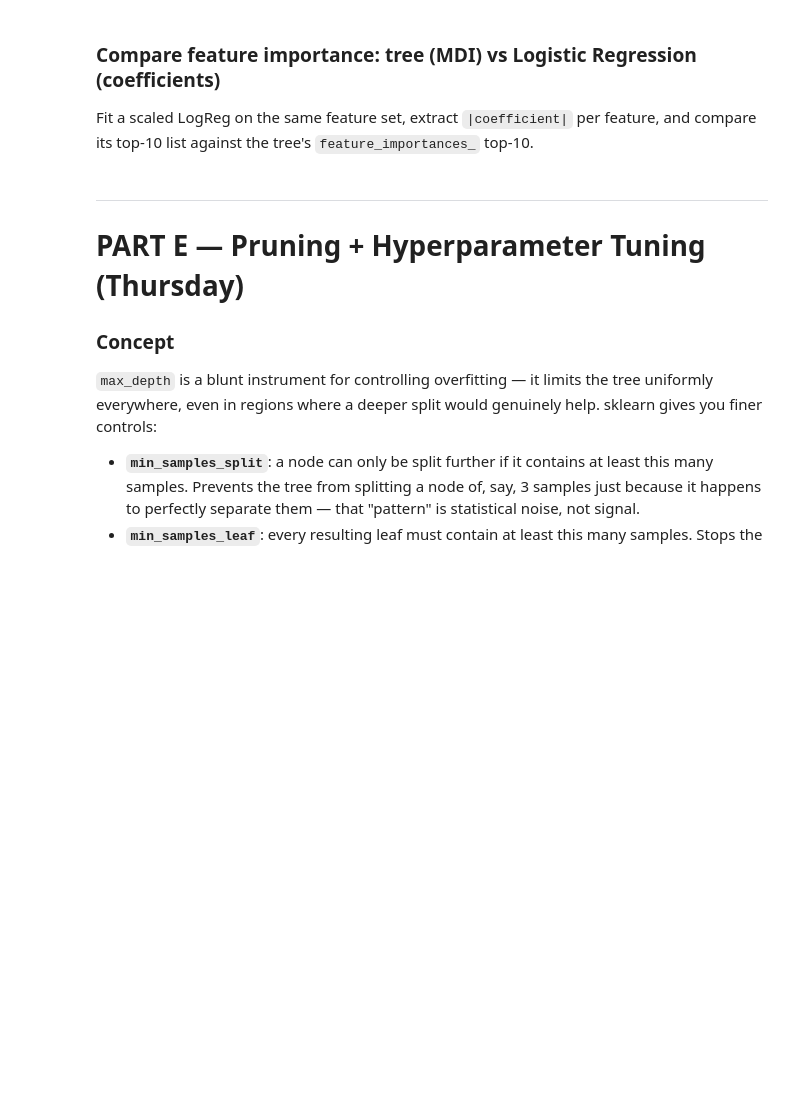
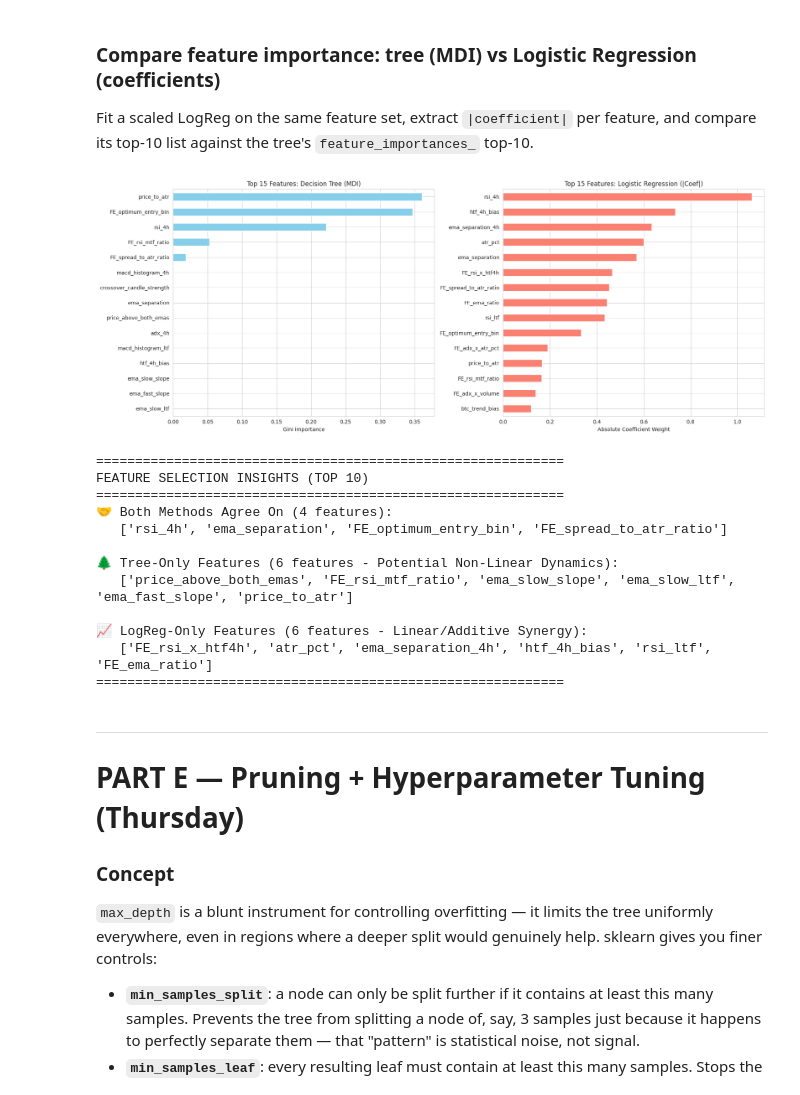
Before and after one commit to Jeshurun-B/EMA-optimizer-pipeline-v2, a Jupyter notebook: coolab_notebooks/week4_decision_trees_original.ipynb, the cells around one changed output. Cells and saved outputs as stored; diff of their text form; code cells hidden in the pictures; blank space fills up the shorter version.

```diff
--- a/coolab_notebooks/week4_decision_trees_original.ipynb
+++ b/coolab_notebooks/week4_decision_trees_original.ipynb
@@ -937,26 +1029,90 @@ feat_viz = [f for f in FEATURES_COMBINED if f in df_long.columns]
 
 Fit a scaled LogReg on the same feature set, extract `|coefficient|` per feature, and compare its top-10 list against the tree's `feature_importances_` top-10.
 # %%
+import numpy as np
+import pandas as pd
+import matplotlib.pyplot as plt
+from sklearn.preprocessing import StandardScaler
+from sklearn.linear_model import LogisticRegression
+
 # ============================================================
 # TODO: Feature importance comparison
 # ============================================================
-# TODO: imp_tree = pd.Series(dt_viz.feature_importances_, index=feat_viz).sort_values(ascending=False)
 
-# TODO: fit a scaled LogReg on the same feat_viz / class_target_1 data:
-#   sc_lr = StandardScaler()
-#   df_lr = df_long[feat_viz + ['class_target_1']].replace([np.inf,-np.inf], np.nan).dropna()
-#   Xlr, ylr = sc_lr.fit_transform(df_lr[feat_viz].values), df_lr['class_target_1'].values
-#   lr_v = LogisticRegression(C=1.0, class_weight='balanced', max_iter=1000, solver='lbfgs', random_state=42)
-#   lr_v.fit(Xlr, ylr)
-#   imp_lr = pd.Series(np.abs(lr_v.coef_[0]), index=feat_viz).sort_values(ascending=False)
+# 1. Extract Tree MDI Importance Series from your already fitted dt_viz
+imp_tree = pd.Series(dt_viz.feature_importances_, index=feat_viz).sort_values(ascending=False)
+
+# 2. Fit a scaled LogReg on the same feat_viz / class_target_1 data
+sc_lr = StandardScaler()
+df_lr = df_long[feat_viz + ['class_target_1']].replace([np.inf, -np.inf], np.nan).dropna()
+
+Xlr = sc_lr.fit_transform(df_lr[feat_viz].to_numpy())
+ylr = df_lr['class_target_1'].to_numpy()
+
+lr_v = LogisticRegression(C=1.0, class_weight='balanced', max_iter=1000, solver='lbfgs', random_state=42)
+lr_v.fit(Xlr, ylr)
+
+# Take absolute values of coefficients to measure raw magnitude of importance
+imp_lr = pd.Series(np.abs(lr_v.coef_[0]), index=feat_viz).sort_values(ascending=False)
+
+# 3. Plot top-15 of each side-by-side as horizontal bar charts
+fig, (ax1, ax2) = plt.subplots(1, 2, figsize=(18, 7))
+
+# Left Subplot: Decision Tree MDI
+imp_tree.head(15).sort_values(ascending=True).plot(kind='barh', color='skyblue', ax=ax1)
+ax1.set_title('Top 15 Features: Decision Tree (MDI)')
+ax1.set_xlabel('Gini Importance')
+
+# Right Subplot: Logistic Regression Absolute Coefficients
+imp_lr.head(15).sort_values(ascending=True).plot(kind='barh', color='salmon', ax=ax2)
+ax2.set_title('Top 15 Features: Logistic Regression (|Coef|)')
+ax2.set_xlabel('Absolute Coefficient Weight')
+
+plt.tight_layout()
+plt.show()
+
+# 4. Compute and print set intersections for Top-10
+tree_top_10 = set(imp_tree.head(10).index)
+lr_top_10 = set(imp_lr.head(10).index)
+
+agree = tree_top_10 & lr_top_10
+tree_only = tree_top_10 - lr_top_10
+lr_only = lr_top_10 - tree_top_10
+
+print("=" * 60)
+print("FEATURE SELECTION INSIGHTS (TOP 10)")
+print("=" * 60)
+print(f"🤝 Both Methods Agree On ({len(agree)} features):")
+print(f"   {list(agree) if agree else 'None'}\n")
+
+print(f"🌲 Tree-Only Features ({len(tree_only)} features - Potential Non-Linear Dynamics):")
+print(f"   {list(tree_only) if tree_only else 'None'}\n")
+
+print(f"📈 LogReg-Only Features ({len(lr_only)} features - Linear/Additive Synergy):")
+print(f"   {list(lr_only) if lr_only else 'None'}")
+print("=" * 60)
 
 # TODO: plot top-15 of each side by side as horizontal bar charts (two subplots)
 
 # TODO: compute set intersections:
 #   agree = set(imp_tree.head(10).index) & set(imp_lr.head(10).index)
 #   tree_only = set(imp_tree.head(10).index) - set(imp_lr.head(10).index)
 #   print which features both methods agree on, and which are tree-only
 #   (tree-only features suggest a non-linear relationship LogReg couldn't see)
+# %% [output]
+[figure, added]
+============================================================
+FEATURE SELECTION INSIGHTS (TOP 10)
+============================================================
+🤝 Both Methods Agree On (4 features):
+   ['rsi_4h', 'ema_separation', 'FE_optimum_entry_bin', 'FE_spread_to_atr_ratio']
+
+🌲 Tree-Only Features (6 features - Potential Non-Linear Dynamics):
+   ['price_above_both_emas', 'FE_rsi_mtf_ratio', 'ema_slow_slope', 'ema_slow_ltf', 'ema_fast_slope', 'price_to_atr']
+
+📈 LogReg-Only Features (6 features - Linear/Additive Synergy):
+   ['FE_rsi_x_htf4h', 'atr_pct', 'ema_separation_4h', 'htf_4h_bias', 'rsi_ltf', 'FE_ema_ratio']
+============================================================
 # %% [markdown]
 ---
 # PART E — Pruning + Hyperparameter Tuning (Thursday)
```
Also changed, not shown: parts of 8 cells of this notebook.
